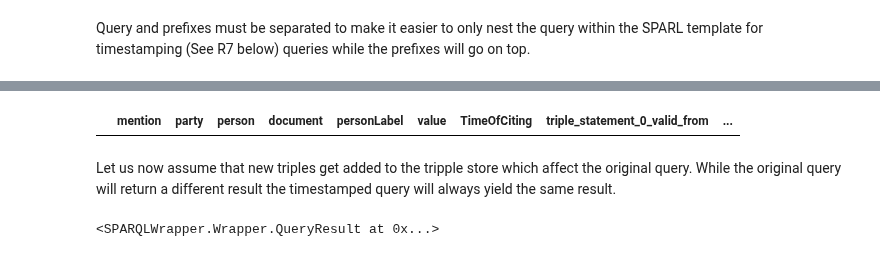
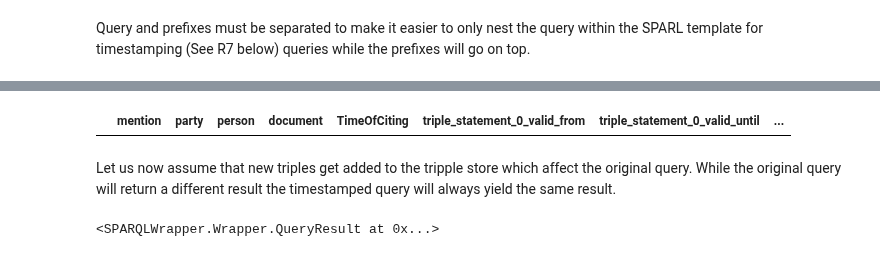
Before and after one commit to GreenfishK/DataCitation, a Jupyter notebook: examples/recommendations_walkthrough/PoC and algorithm.ipynb, the cells around one changed output, grey strips where cells are left out. Cells and saved outputs as stored; diff of their text form; code cells hidden in the pictures.

```diff
--- a/examples/recommendations_walkthrough/PoC and algorithm.ipynb
+++ b/examples/recommendations_walkthrough/PoC and algorithm.ipynb
@@ -105,6 +105,23 @@ select ?mention ?party ?person ?document ?personLabel ?value {
 }
 """
 
+original_query = """
+PREFIX citing: <http://ontology.ontotext.com/citing/>
+PREFIX pub: <http://ontology.ontotext.com/taxonomy/>
+PREFIX xsd: <http://www.w3.org/2001/XMLSchema#>
+PREFIX publishing: <http://ontology.ontotext.com/publishing#>
+
+select ?mention ?party ?person ?document {
+    ?mention publishing:hasInstance ?person .
+    ?document publishing:containsMention ?mention .
+    ?person pub:memberOfPoliticalParty ?party .
+    ?person pub:preferredLabel ?personLabel .
+    ?party pub:hasValue ?value .
+    ?value pub:preferredLabel "Democratic Party"@en .
+    filter(?personLabel = "Judy Chu"@en)
+}
+"""
+
 vieTZObject = timezone(timedelta(hours=2))
 timestamp1 = datetime(2020, 9, 8, 12, 11, 21, 941000, vieTZObject)
 timestamp2 = datetime(2020, 10, 4, 18, 11, 21, 941000, vieTZObject)
@@ -131,9 +148,9 @@ rdf_engine.get_data(timestamped_query_2)
 # %%
 # Timestamp 3 > timestamp 2
-timestamped_query_3 = queryUtils.decorate_query(citation_timestamp=timestamp3)
+timestamped_query_3 = queryUtils.timestamp_query(citation_timestamp=timestamp3)
 rdf_engine.get_data(timestamped_query_3)
 # %% [output]
-|  | mention | party | person | document | personLabel | value | TimeOfCiting | triple_statement_0_valid_from | ... |
+|  | mention | party | person | document | TimeOfCiting | triple_statement_0_valid_from | triple_statement_0_valid_until | ... |
 # %% [markdown]
 Let us now assume that new triples get added to the tripple store which affect the original query. While the original query will return a different result the timestamped query will always yield the same result.
 # %%
```
Also changed, not shown: parts of 25 cells of this notebook, 7 other files.
